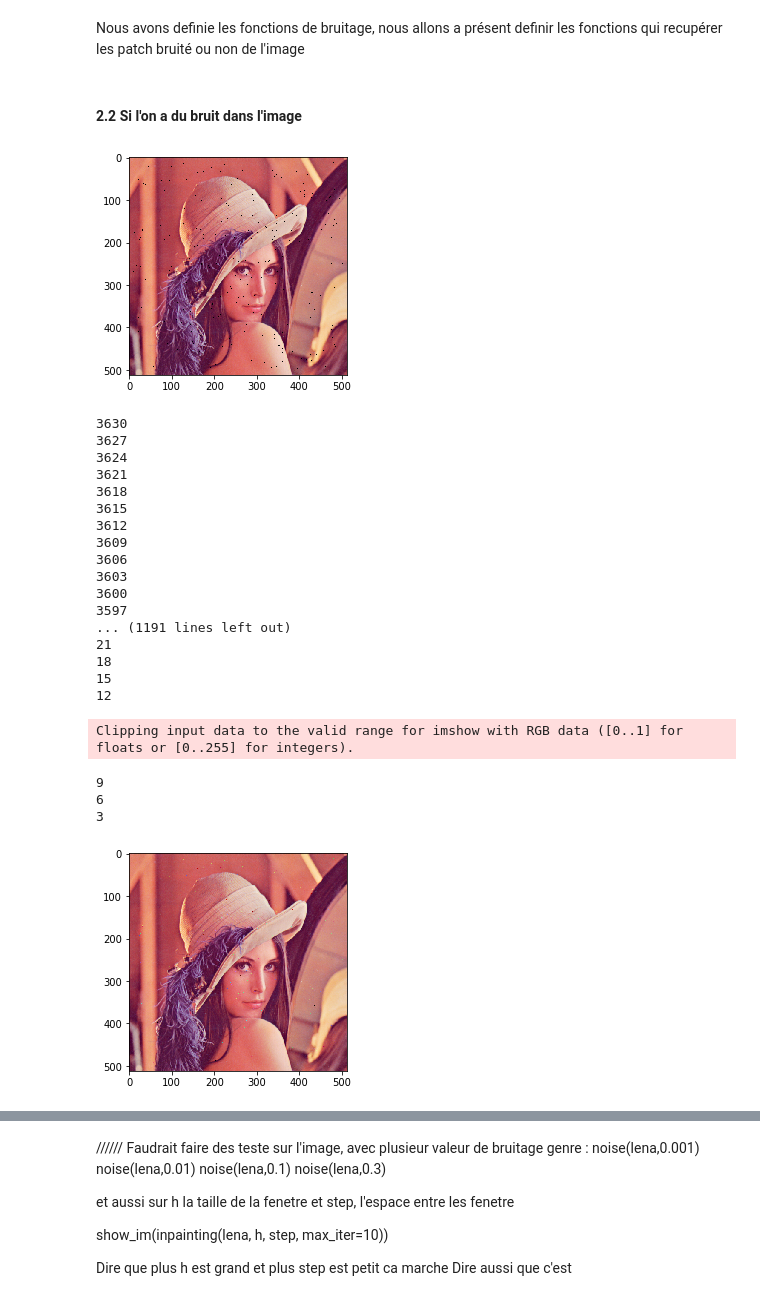
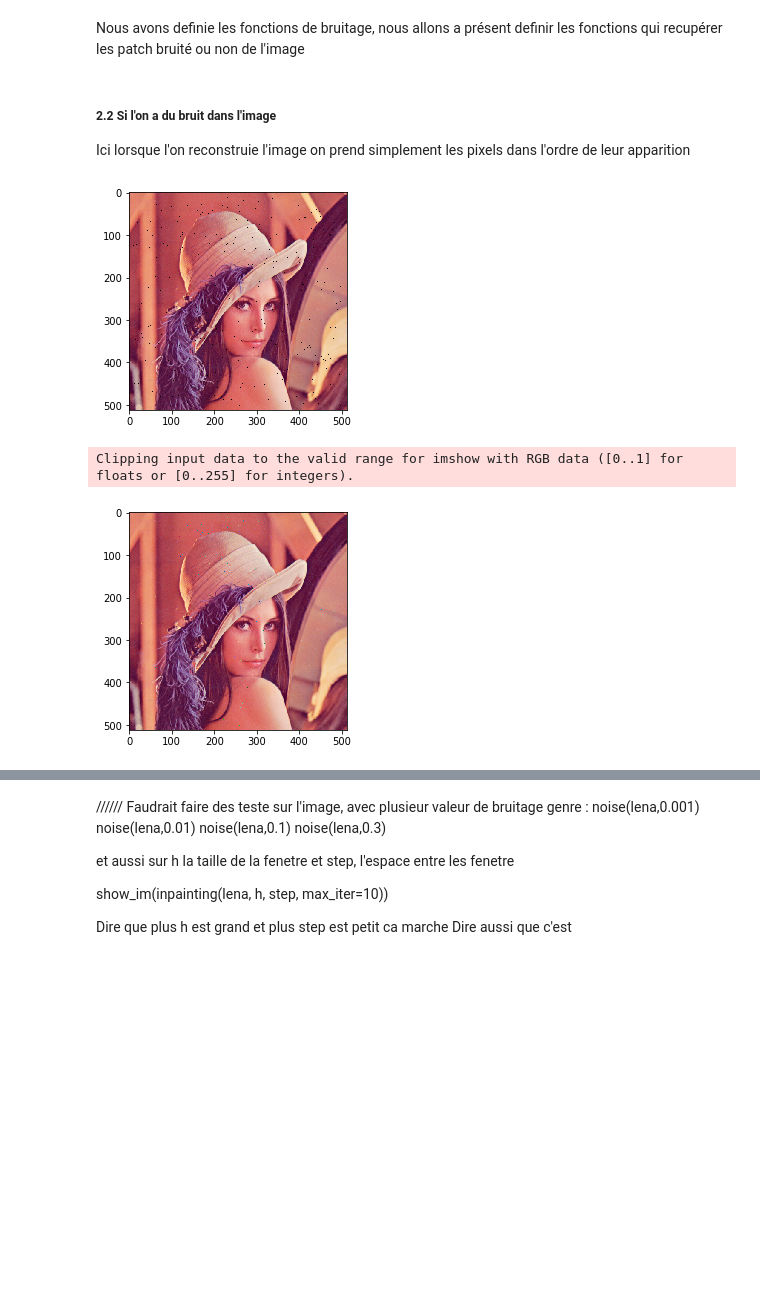
Before and after one commit to marc-treu/projet_arf_inpainting, a Jupyter notebook: projet.ipynb, the cells around one changed output, grey strips where cells are left out. Drawn from its saved outputs; the diff is of its cells as text; code cells hidden in the pictures; blank space fills up the shorter version.

```diff
--- a/projet.ipynb
+++ b/projet.ipynb
@@ -250,7 +250,7 @@ NOISE = -100
 
 def read_im(fn):
     im = plt.imread(fn)
-    return rgb_to_hsv(im)
+    return rgb_to_hsv(im[:,:,:3])
 
 def show_im(fn):
 
@@ -333,13 +333,15 @@ def get_pixel_to_fill(im):
     masque = np.where(im == NOISE)
     return masque[0], masque[1]
 # %% [markdown]
-#### 2.2 Si l'on a du bruit dans l'image
+##### 2.2 Si l'on a du bruit dans l'image
+
+Ici lorsque l'on reconstruie l'image on prend simplement les pixels dans l'ordre de leur apparition
 # %%
-def inpainting_bruit(im, h, step, alpha=0.001, max_iter=100):
+def inpainting_bruit(im, h, step, alpha=0.001, max_iter=100, heuristique=get_pixel_to_fill):
 
     im_res = im.copy()
 
-    pixels_to_fill = get_pixel_to_fill(im_res)
+    pixels_to_fill = heuristique(im_res)
 
     liste_patch_clear = get_all_clear_path(im, h, step)
     dictionnaireh = np.array([patch_to_vect(patch[:,:,0]) for patch in liste_patch_clear])
@@ -352,7 +354,6 @@ def inpainting_bruit(im, h, step, alpha=0.001, max_iter=100):
 
     for p in range(0,len(pixels_to_fill[0]),3):
 
-        print(len(pixels_to_fill[0]) - p)
         pixel = [pixels_to_fill[0][p], pixels_to_fill[1][p]]
         patch = get_patch(*pixel, h, im_res)
 
@@ -383,30 +384,10 @@ l2 = noise(lena,0.005,10)
 
 show_im(l2)
 # %% [output]
-[figure, old version]
+[figure, new version]
 # %%
-t = inpainting_bruit(l2,5,10,alpha=0.0001,max_iter=10)
+t = inpainting_bruit(l2,2,5,alpha=0.0001,max_iter=10)
 show_im(t)
 # %% [output]
-3630
-3627
-3624
-3621
-3618
-3615
-3612
-3609
-3606
-3603
-3600
-3597
-... (1191 lines left out)
-21
-18
-15
-12
+Clipping input data to the valid range for imshow with RGB data ([0..1] for floats or [0..255] for integers).
-Clipping input data to the valid range for imshow with RGB data ([0..1] for floats or [0..255] for integers).
-9
-6
-3
-[figure, old version]
+[figure, new version]
```
Also changed, not shown: parts of 14 cells of this notebook, 1 other file.
